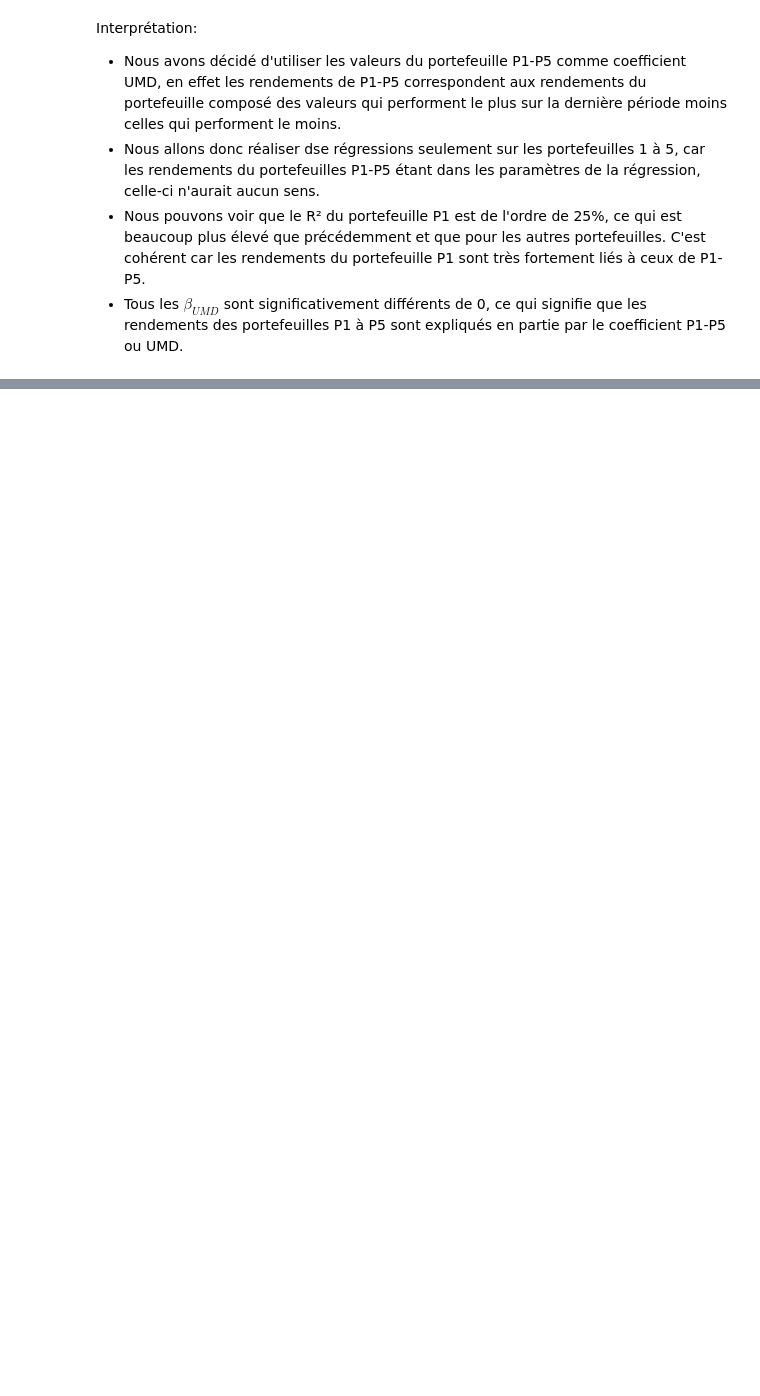
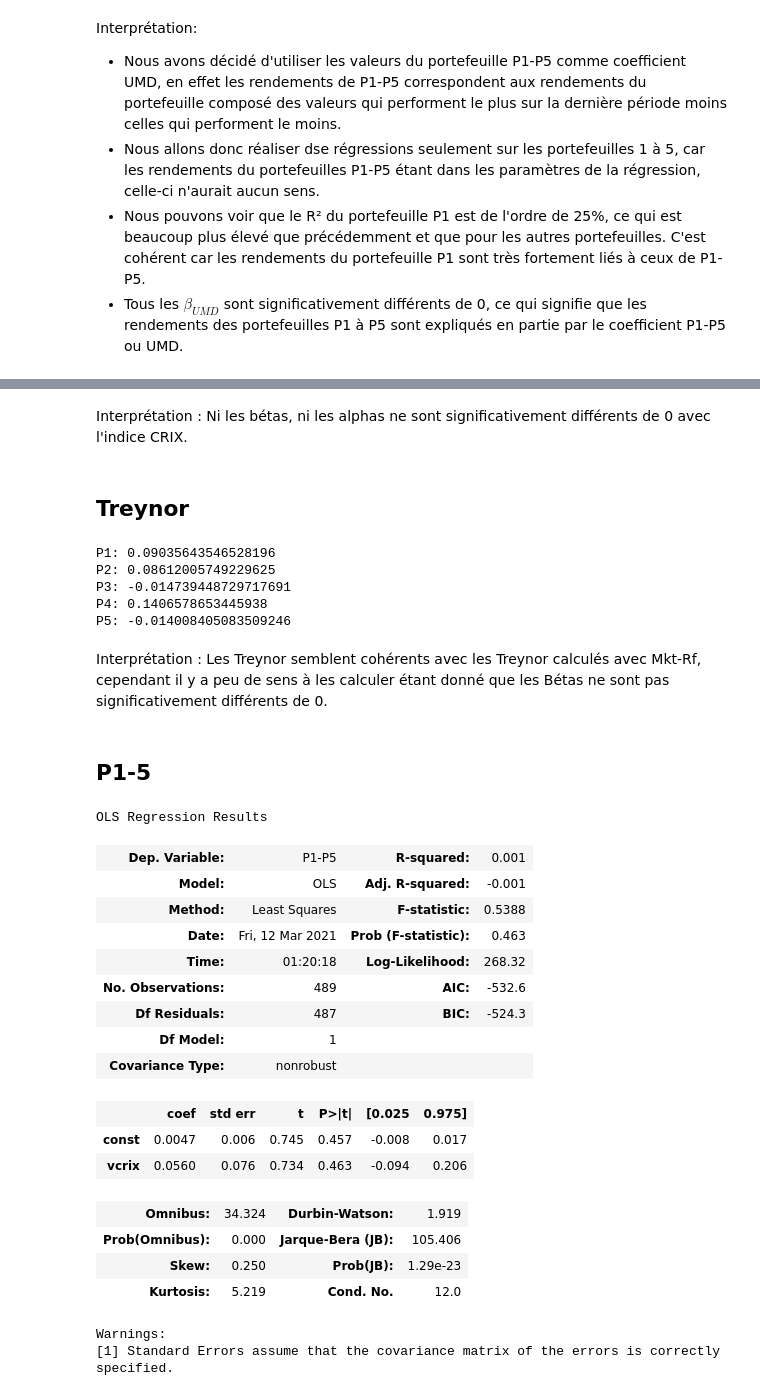
Before and after one commit to zhujoel/crypto_strategy, a Jupyter notebook: ProjetSIAQ.ipynb, the cells around one changed output, grey strips where cells are left out. Cells and saved outputs as stored; diff of their text form; code cells hidden in the pictures; blank space fills up the shorter version.

```diff
--- a/ProjetSIAQ.ipynb
+++ b/ProjetSIAQ.ipynb
@@ -548,0 +552,3 @@ Interprétation:
+# %%
+crix_prices_returns = crix_prices.pct_change()
+crix_RF = crix_prices_returns.subtract(FFResearch["RF"]/100, axis = 0).dropna()
@@ -548,0 +559,14 @@ Interprétation:
+# %%
+intercept_crix = sm.add_constant(crix_RF)
+
+reg_crix1 = sm.OLS(R_RF["P1"], intercept_crix).fit()
+reg_crix2 = sm.OLS(R_RF["P2"], intercept_crix).fit()
+reg_crix3 = sm.OLS(R_RF["P3"], intercept_crix).fit()
+reg_crix4 = sm.OLS(R_RF["P4"], intercept_crix).fit()
+reg_crix5 = sm.OLS(R_RF["P5"], intercept_crix).fit()
+
+print(reg_crix1.summary())
+print(reg_crix2.summary())
+print(reg_crix3.summary())
+print(reg_crix4.summary())
+print(reg_crix5.summary())
@@ -548,0 +591,52 @@ Interprétation:
+# %% [markdown]
+Interprétation : Ni les bétas, ni les alphas ne sont significativement différents de 0 avec l'indice CRIX.
+# %% [markdown]
+## Treynor
+# %%
+trey_crix1 = R_RF["P1"].mean()/reg_crix1.params['vcrix']
+trey_crix2 = R_RF["P2"].mean()/reg_crix2.params['vcrix']
+trey_crix3 = R_RF["P3"].mean()/reg_crix3.params['vcrix']
+trey_crix4 = R_RF["P4"].mean()/reg_crix4.params['vcrix']
+trey_crix5 = R_RF["P5"].mean()/reg_crix5.params['vcrix']
+
+print("P1: " + str(trey_crix1))
+print("P2: " + str(trey_crix2))
+print("P3: " + str(trey_crix3))
+print("P4: " + str(trey_crix4))
+print("P5: " + str(trey_crix5))
+# %% [output]
+P1: 0.09035643546528196
+P2: 0.08612005749229625
+P3: -0.014739448729717691
+P4: 0.1406578653445938
+P5: -0.014008405083509246
+# %% [markdown]
+Interprétation : Les Treynor semblent cohérents avec les Treynor calculés avec Mkt-Rf, cependant il y a peu de sens à les calculer étant donné que les Bétas ne sont pas significativement différents de 0.
+# %% [markdown]
+## P1-5
+# %%
+# We change the intercept to fit the dates
+ls_crix_merged = pd.merge(long_short_RF, crix_RF, left_index=True, right_index=True)
+intercept_ls_crix = sm.add_constant(ls_crix_merged["vcrix"])
+reg_ls_crix = sm.OLS(ls_crix_merged["P1-P5"], intercept_ls_crix).fit()
+reg_ls_crix.summary()
+# %% [output]
+OLS Regression Results
+| Dep. Variable: | P1-P5 | R-squared: | 0.001 |
+| Model: | OLS | Adj. R-squared: | -0.001 |
+| Method: | Least Squares | F-statistic: | 0.5388 |
+| Date: | Fri, 12 Mar 2021 | Prob (F-statistic): | 0.463 |
+| Time: | 01:20:18 | Log-Likelihood: | 268.32 |
+| No. Observations: | 489 | AIC: | -532.6 |
+| Df Residuals: | 487 | BIC: | -524.3 |
+| Df Model: | 1 |  |  |
+| Covariance Type: | nonrobust |  |  |
+|  | coef | std err | t | P>|t| | [0.025 | 0.975] |
+| const | 0.0047 | 0.006 | 0.745 | 0.457 | -0.008 | 0.017 |
+| vcrix | 0.0560 | 0.076 | 0.734 | 0.463 | -0.094 | 0.206 |
+| Omnibus: | 34.324 | Durbin-Watson: | 1.919 |
+| Prob(Omnibus): | 0.000 | Jarque-Bera (JB): | 105.406 |
+| Skew: | 0.250 | Prob(JB): | 1.29e-23 |
+| Kurtosis: | 5.219 | Cond. No. | 12.0 |
+Warnings:
+[1] Standard Errors assume that the covariance matrix of the errors is correctly specified.
```
Also changed, not shown: parts of 32 cells of this notebook.
